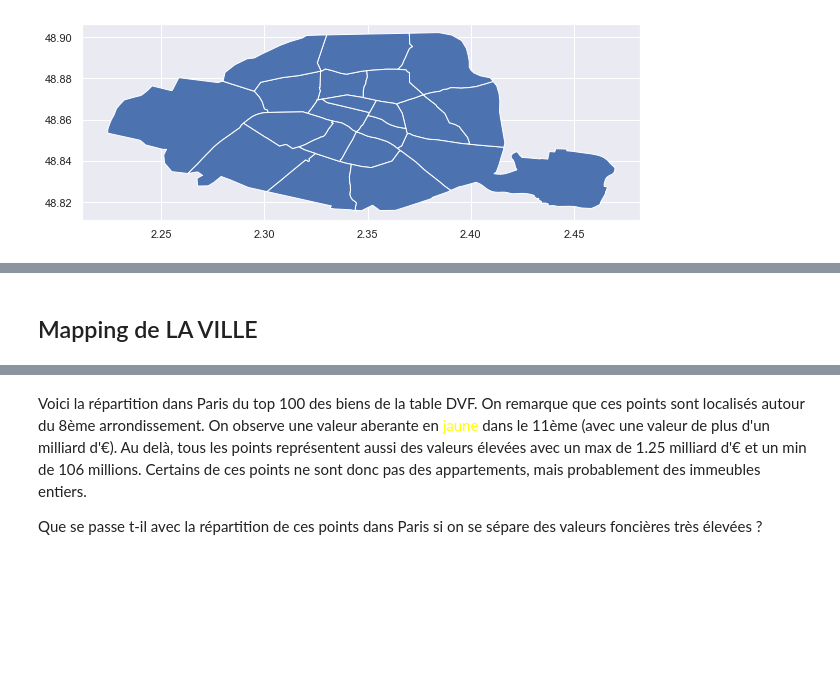
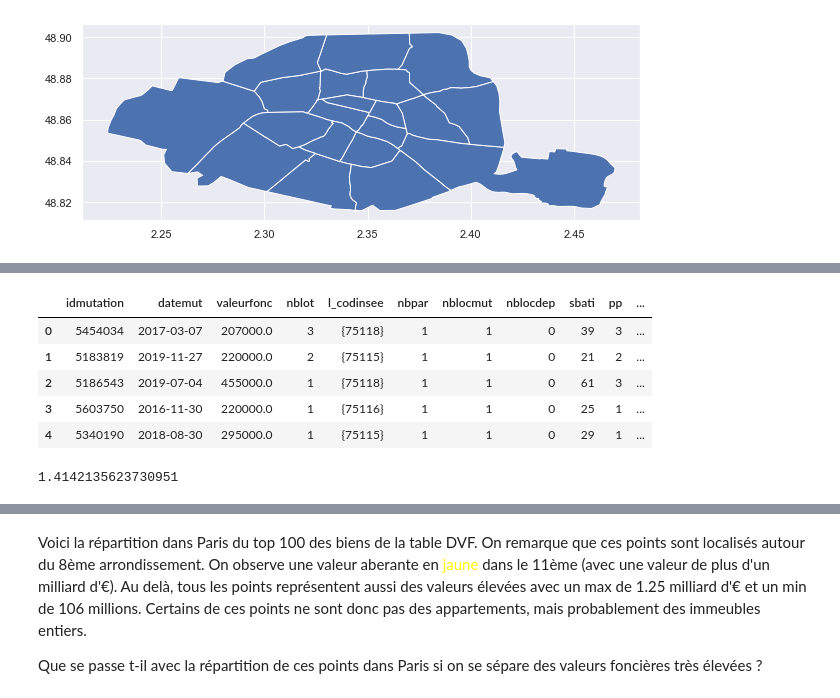
Before and after one commit to Orlogskapten/dvf_ensae_sbra, a Jupyter notebook: wen/mapping_first_look.ipynb, the cells around one changed output, grey strips where cells are left out. Cells and saved outputs as stored; diff of their text form; code cells hidden in the pictures; blank space fills up the shorter version.

Commit message:
Ended basic mutation analysis / structuring

```diff
--- a/wen/mapping_first_look.ipynb
+++ b/wen/mapping_first_look.ipynb
@@ -52,8 +56,12 @@ plt.show()
 # %% [output]
 [figure]
 # %%
-paris_mutation["datemut"]= pd.to_datetime(paris_mutation["datemut"], format= "%Y-%m-%d")
+def to_date_col(df, col= "datemut", formated= "%Y-%m-%d"):
+    return pd.to_datetime(df[col], format= "%Y-%m-%d")
 
+# paris_mutation["datemut"]= pd.to_datetime(paris_mutation["datemut"], format= "%Y-%m-%d")
+paris_mutation["datemut"]= to_date_col(paris_mutation
+                                      )
 print("Pétiode d'étude :")
 print(str(paris_mutation["datemut"].min()))
 print(str(paris_mutation["datemut"].max()))
@@ -599,3 +620,6 @@ paris_mutation.to_csv("data/saved/paris_mutation_data.csv", index= False)
+# %%
+paris_mutation= pd.read_csv("data/saved/paris_mutation_data.csv")
+paris_mutation["datemut"]= to_date_col(paris_mutation)
 # %%
 paris= gdp.read_file("data/map/paris/arrondissements.shp")
 paris["c_arinsee"]= paris["c_arinsee"].apply(int)
@@ -679,2 +713,13 @@ print(sum(paris_mutation["geometry"] == None))
-# %% [markdown]
-## Mapping de LA VILLE
+# %%
+paris_mutation.head()
+# %% [output]
+|  | idmutation | datemut | valeurfonc | nblot | l_codinsee | nbpar | nblocmut | nblocdep | sbati | pp | ... |
+| 0 | 5454034 | 2017-03-07 | 207000.0 | 3 | {75118} | 1 | 1 | 0 | 39 | 3 | ... |
+| 1 | 5183819 | 2019-11-27 | 220000.0 | 2 | {75115} | 1 | 1 | 0 | 21 | 2 | ... |
+| 2 | 5186543 | 2019-07-04 | 455000.0 | 1 | {75118} | 1 | 1 | 0 | 61 | 3 | ... |
+| 3 | 5603750 | 2016-11-30 | 220000.0 | 1 | {75116} | 1 | 1 | 0 | 25 | 1 | ... |
+| 4 | 5340190 | 2018-08-30 | 295000.0 | 1 | {75115} | 1 | 1 | 0 | 29 | 1 | ... |
+# %%
+Point(0, 0).distance(Point(1, 1))
+# %% [output]
+1.4142135623730951
```
Also changed, not shown: parts of 37 cells of this notebook.
